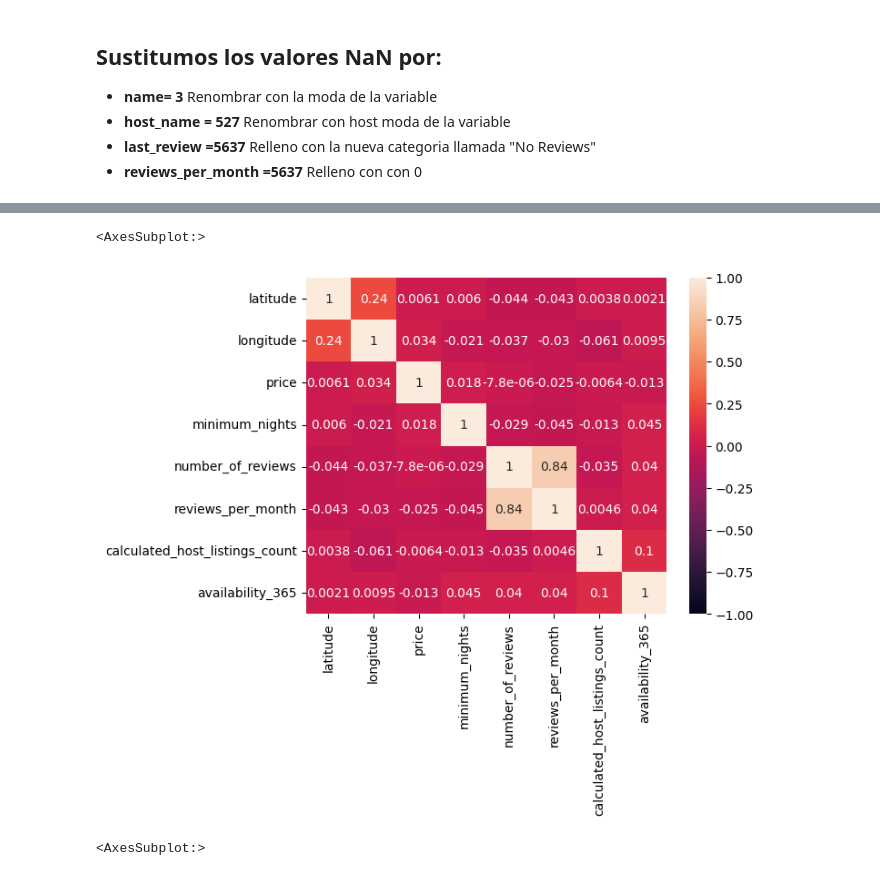
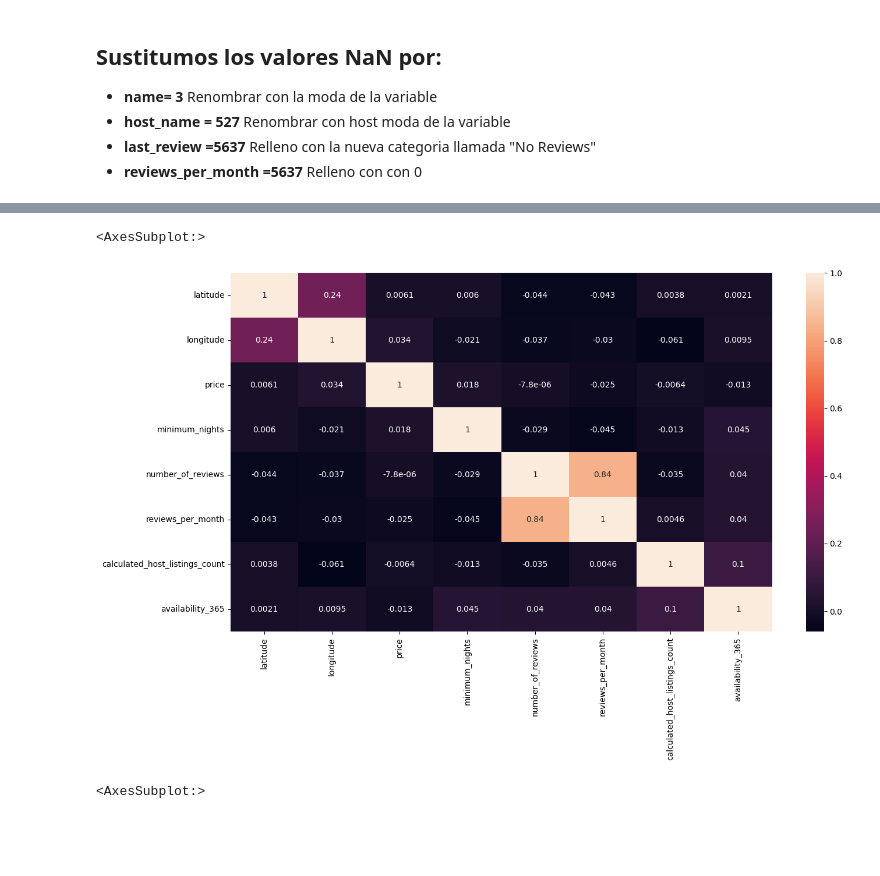
Before and after one commit to Factoria-F5-AI-Bootcamp-1-Edicion/Madrid_AirB-B, a Jupyter notebook: Madrid Airbnb.ipynb, the cells around one changed output, grey strips where cells are left out. Saved outputs shown, nothing was run; the diff lists cells and outputs as text; code cells hidden in the pictures; blank space fills up the shorter version.

```diff
--- a/Madrid Airbnb.ipynb
+++ b/Madrid Airbnb.ipynb
@@ -325,13 +328,12 @@ df.corr()
 | availability_365 | 0.075797 | 0.079107 | 0.002114 | 0.009485 | -0.012957 | 0.044730 | 0.039562 | 0.040494 | ... |
 # %%
 #Mapa de calor de las variables numéricas.
-
-df[numericas].corr()
-
-sns.heatmap(df[numericas].corr(), vmin=-1., vmax=1., annot=True)
+corr = df[numericas].corr(method='spearman')
+plt.figure(figsize=(15,8))
+sns.heatmap(df[numericas].corr(), annot=True)
 # %% [output]
 <AxesSubplot:>
-[figure, old version]
+[figure, new version]
 # %%
 # A continuación se muestra un mapa de calor mas amigable
 
```
Also changed, not shown: parts of 16 cells of this notebook.
